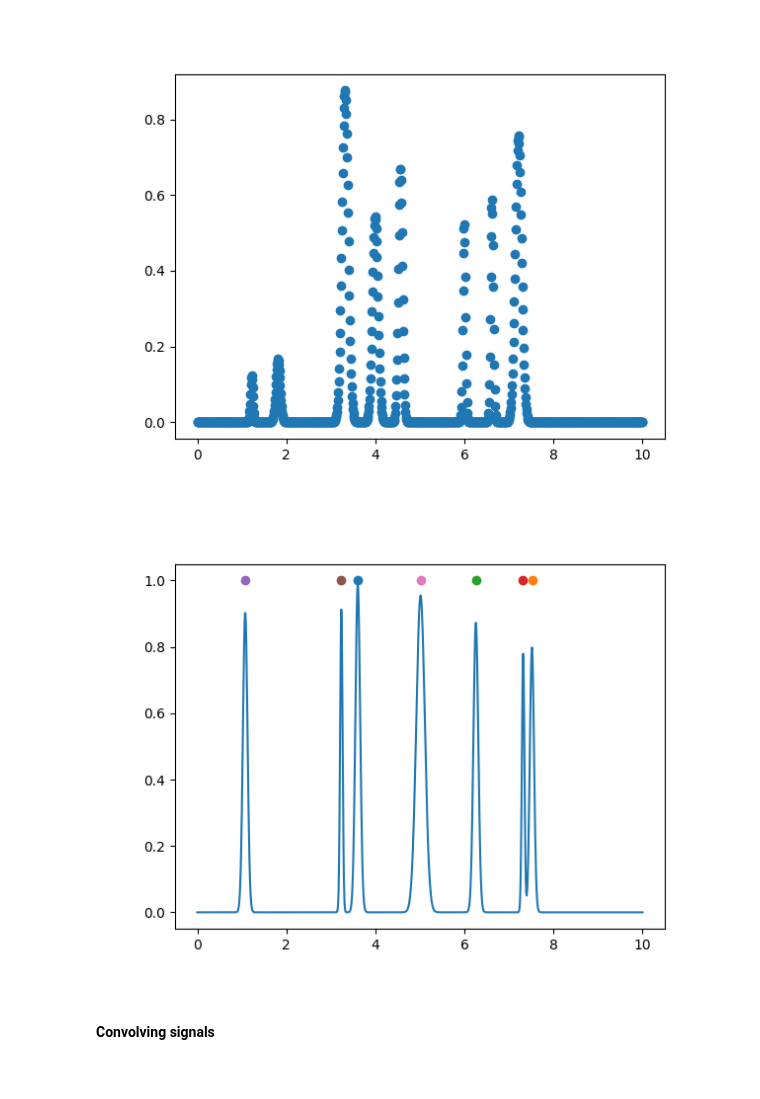
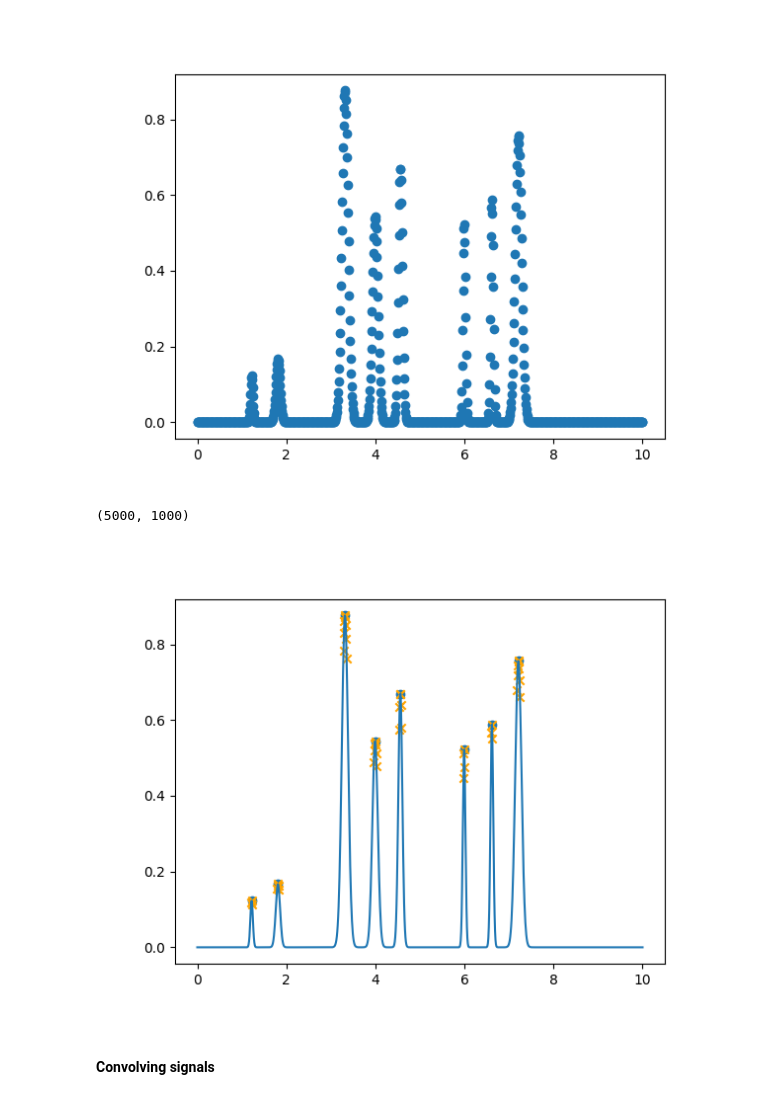
Before and after one commit to soniahasko/internship_2025, a Jupyter notebook: Analytical_Functions/sim_gauss_small.ipynb, the cells around one changed output. Cells and saved outputs as stored; diff of their text form; code cells hidden in the pictures.

Commit message:
Changed method of padding peak indices with 1s.

```diff
--- a/Analytical_Functions/sim_gauss_small.ipynb
+++ b/Analytical_Functions/sim_gauss_small.ipynb
@@ -53,7 +53,14 @@ for i in range(num_repetitions):
 
         peak_index = np.argmax(gauss)
         peaks.append(peak_index)
-        binary_peaks[i][peak_index] = 1
+
+        trim_min, trim_max = (mean - fwhm / 4, mean + fwhm / 4)
+
+        # Create a boolean mask where x_values are between trim_min and trim_max
+        trim_mask = (x >= trim_min) & (x <= trim_max)
+
+        add_ones = np.where(trim_mask == True)[0]
+        binary_peaks[i][add_ones] = 1
 
     signals[i] = signal
     gauss_parameters.append(parameters)
@@ -67,7 +72,3 @@ Compare whether binary peaks after this cell is the same as binary peaks after t
-# %%
-for i in range(num_repetitions):
-    for idx in all_peaks[i]:
-        binary_peaks[i][idx] = 1
 # %%
 %matplotlib widget
 # %%
@@ -76,15 +77,24 @@ plt.scatter(x, signals[2])
 plt.show()
 # %% [output]
 [figure]
-# %%
-# adding
-plt.figure()
-i = 12
-plt.plot(x, signals[i])
-for j in range(len(all_peaks[i])):
-    plt.scatter(x[all_peaks[i][j]], 1)
-# %% [output]
-[figure, removed]
+# %%
+plt.figure()
+i=2
+
+print(binary_peaks.shape)
+
+all_ones = np.where(binary_peaks[i] > 0)[0]
+all_ones.shape
+
+plt.plot(x, signals[i])
+plt.scatter(x[all_peaks[i]], signals[i][all_peaks[i]])
+
+plt.scatter(x[all_ones], signals[i][all_ones], marker='x', color='orange')
+
+plt.show()
+# %% [output]
+(5000, 1000)
+[figure, added]
 # %% [markdown]
 #### Convolving signals
 # %%
```
Also changed, not shown: parts of 3 cells of this notebook, 2 other files.
